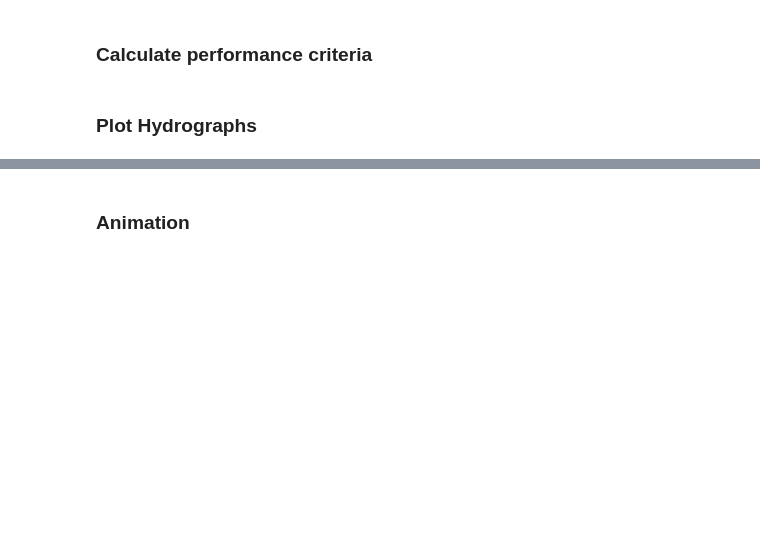
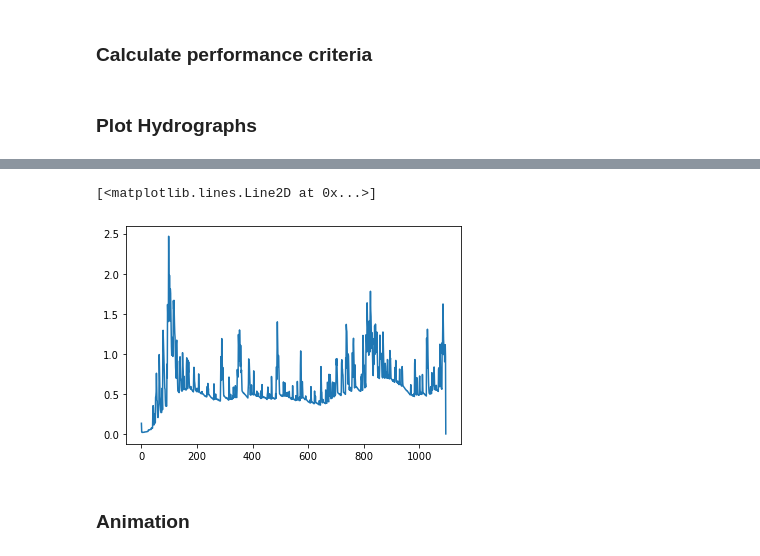
Before and after one commit to Serapieum-of-alex/Hapi, a Jupyter notebook: Examples/Hydrological model/Note books/02Coello-Hapi.ipynb, the cells around one changed output, grey strips where cells are left out. Saved outputs shown, nothing was run; the diff lists cells and outputs as text; code cells hidden in the pictures; blank space fills up the shorter version.

```diff
--- a/Examples/Hydrological model/Note books/02Coello-Hapi.ipynb
+++ b/Examples/Hydrological model/Note books/02Coello-Hapi.ipynb
@@ -147,3 +183,9 @@ R2= -1.57
+# %%
+import matplotlib.pyplot as plt
+plt.plot(Coello.Qtot[12,1,:])
+# %% [output]
+[<matplotlib.lines.Line2D at 0x...>]
+[figure, added]
 # %% [markdown]
 ### Animation
 # %%
```
Also changed, not shown: parts of 12 cells of this notebook.
